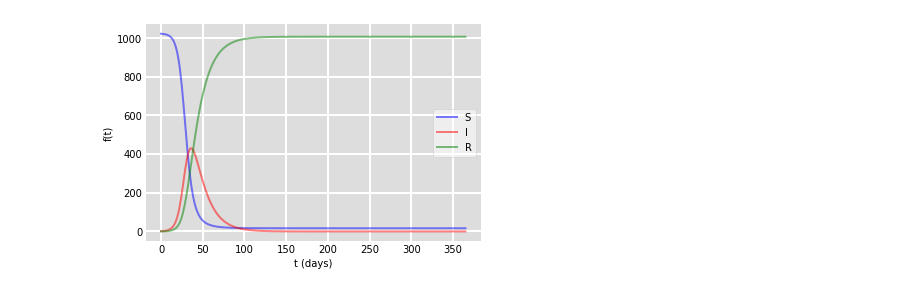
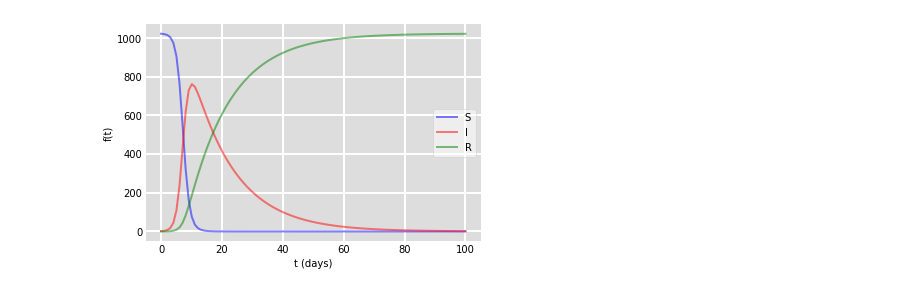
Before and after one commit to FurkanToprak/EpidemicModels, a Jupyter notebook: figure1.ipynb, the cells around one changed output. Drawn from its saved outputs; the diff is of its cells as text; code cells hidden in the pictures.

```diff
--- a/figure1.ipynb
+++ b/figure1.ipynb
@@ -10,39 +10,39 @@ I0, R0 = 1, 0
 # Everyone else, S0, is susceptible to infection initially.
 S0 = N - I0 - R0
 # Contact rate, beta, and mean recovery rate, gamma, (in 1/days).
-beta, gamma = 0.3, 1./14
+beta, gamma = 0.001 , 1./14
 # A grid of time points (in days)
-t = np.linspace(0, 365, 365)
+t = np.linspace(0, 100, 100)
 
 # The SIR model differential equations.
-def deriv(y, t, N, beta, gamma):
+def deriv(y, t, beta, gamma):
     S, I, R = y
-    dSdt = -beta * S * I / N
-    dIdt = beta * S * I / N - gamma * I
+    dSdt = -beta * S * I
+    dIdt = beta * S * I - gamma * I
     dRdt = gamma * I
     return dSdt, dIdt, dRdt
 
 # Initial conditions vector
 y0 = S0, I0, R0
 # Integrate the SIR equations over the time grid, t.
-ret = odeint(deriv, y0, t, args=(N, beta, gamma))
+ret = odeint(deriv, y0, t, args=(beta, gamma))
 S, I, R = ret.T
 
 # Plot the data on three separate curves for S(t), I(t) and R(t)
 fig = plt.figure(facecolor='w')
 ax = fig.add_subplot(111, facecolor='#dddddd', axisbelow=True)
 ax.plot(t, S, 'b', alpha=0.5, lw=2, label='S')
 ax.plot(t, I, 'r', alpha=0.5, lw=2, label='I')
 ax.plot(t, R, 'g', alpha=0.5, lw=2, label='R')
 ax.set_xlabel('t (days)')
 ax.set_ylabel('f(t)')
 ax.yaxis.set_tick_params(length=0)
 ax.xaxis.set_tick_params(length=0)
 ax.grid(b=True, which='major', c='w', lw=2, ls='-')
 legend = ax.legend()
 legend.get_frame().set_alpha(0.5)
 for spine in ('top', 'right', 'bottom', 'left'):
     ax.spines[spine].set_visible(False)
 plt.show()
 # %% [output]
-[figure, old version]
+[figure, new version]
```
Also changed, not shown: 4 other files.
